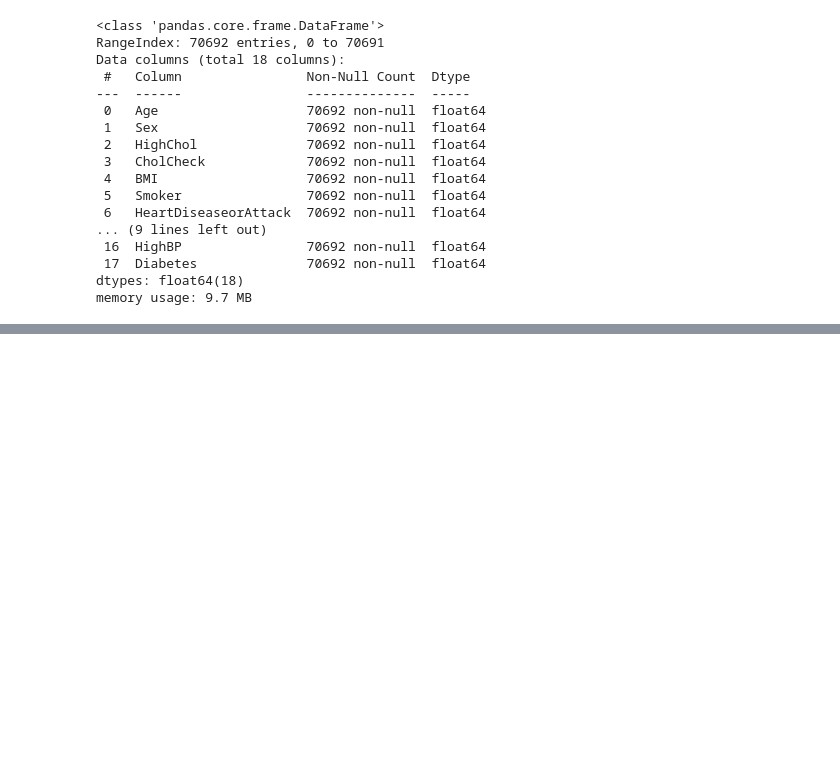
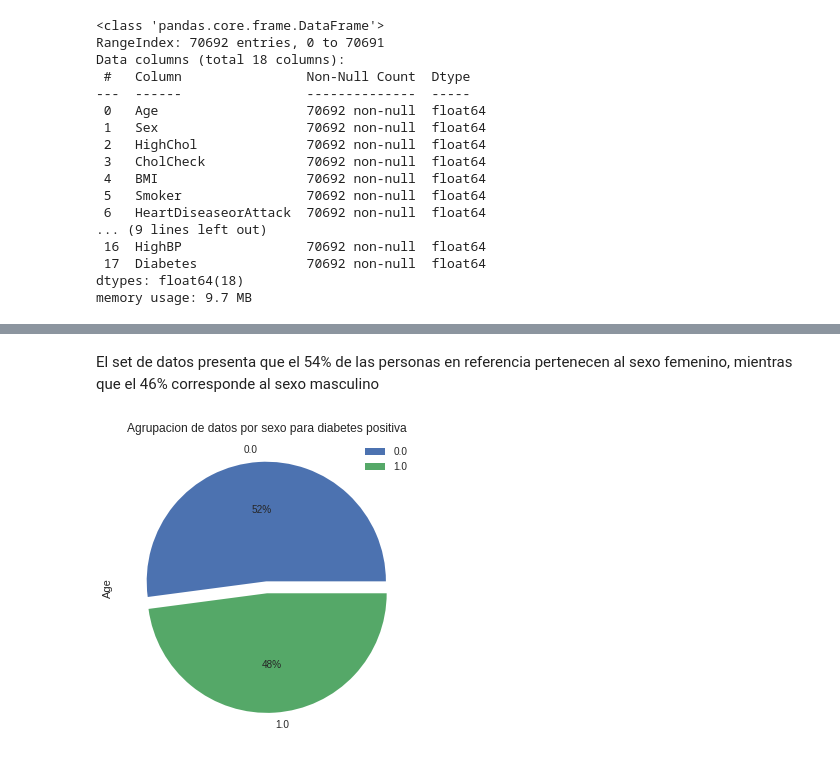
Before and after one commit to jjaquezrd/DATA_SCIENCE, a Jupyter notebook: Proyecto2.ipynb, the cells around one changed output, grey strips where cells are left out. Cells and saved outputs as stored; diff of their text form; code cells hidden in the pictures; blank space fills up the shorter version.

```diff
--- a/Proyecto2.ipynb
+++ b/Proyecto2.ipynb
@@ -85,0 +376,12 @@ memory usage: 9.7 MB
+# %% [markdown]
+El set de datos presenta que el 54% de las personas en referencia pertenecen al sexo femenino, mientras que el 46% corresponde al sexo masculino
+# %%
+# verificacion de diabetes por genero
+filtro = df2['Diabetes']==1.0
+df_filtro = df2[filtro]
+df_filtro.groupby('Sex').count().plot(kind='pie', y='Age',
+                                      autopct='%1.0f%%',
+                                 explode =[0.05,0.05]);
+plt.title('Agrupacion de datos por sexo para diabetes positiva');
+# %% [output]
+[figure, added]
```
Also changed, not shown: parts of 48 cells of this notebook.
